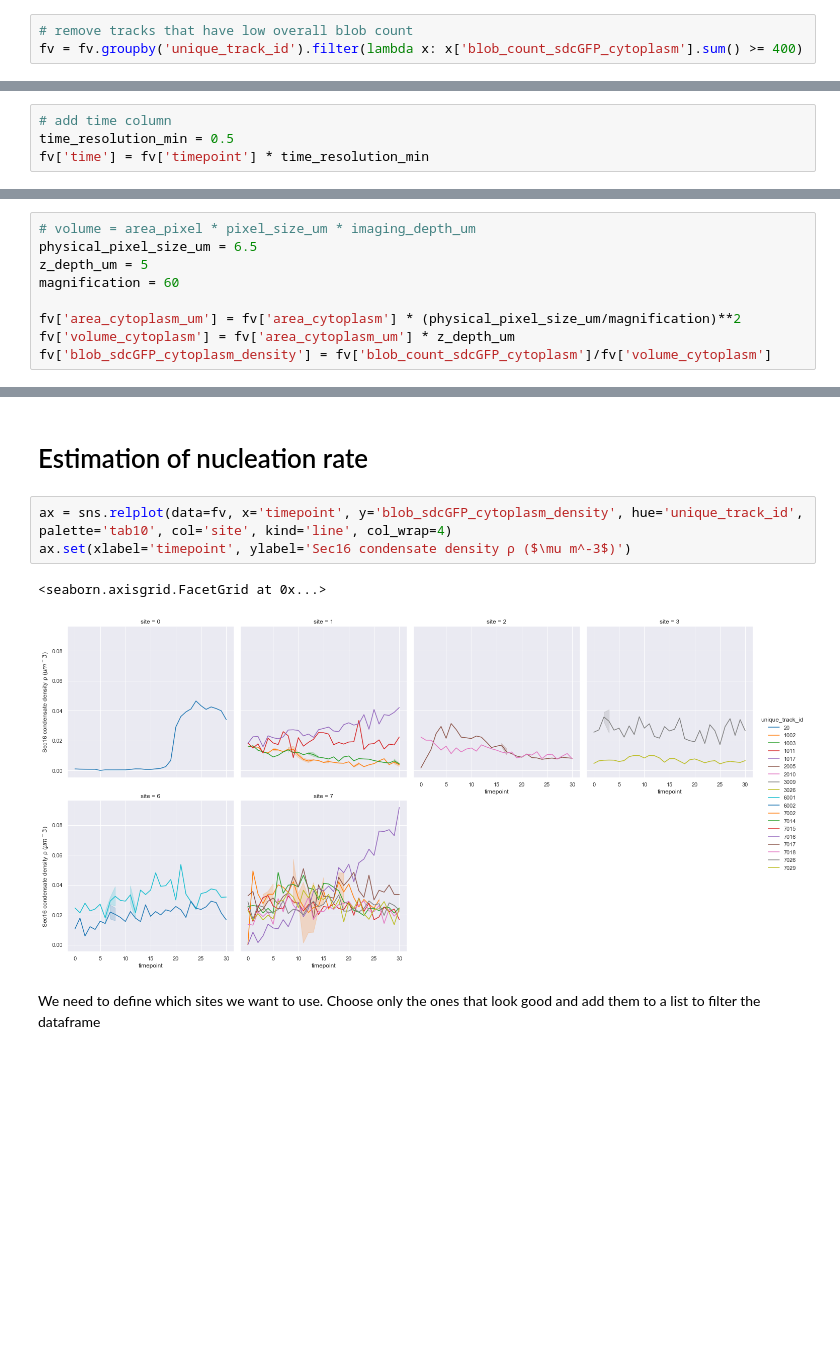
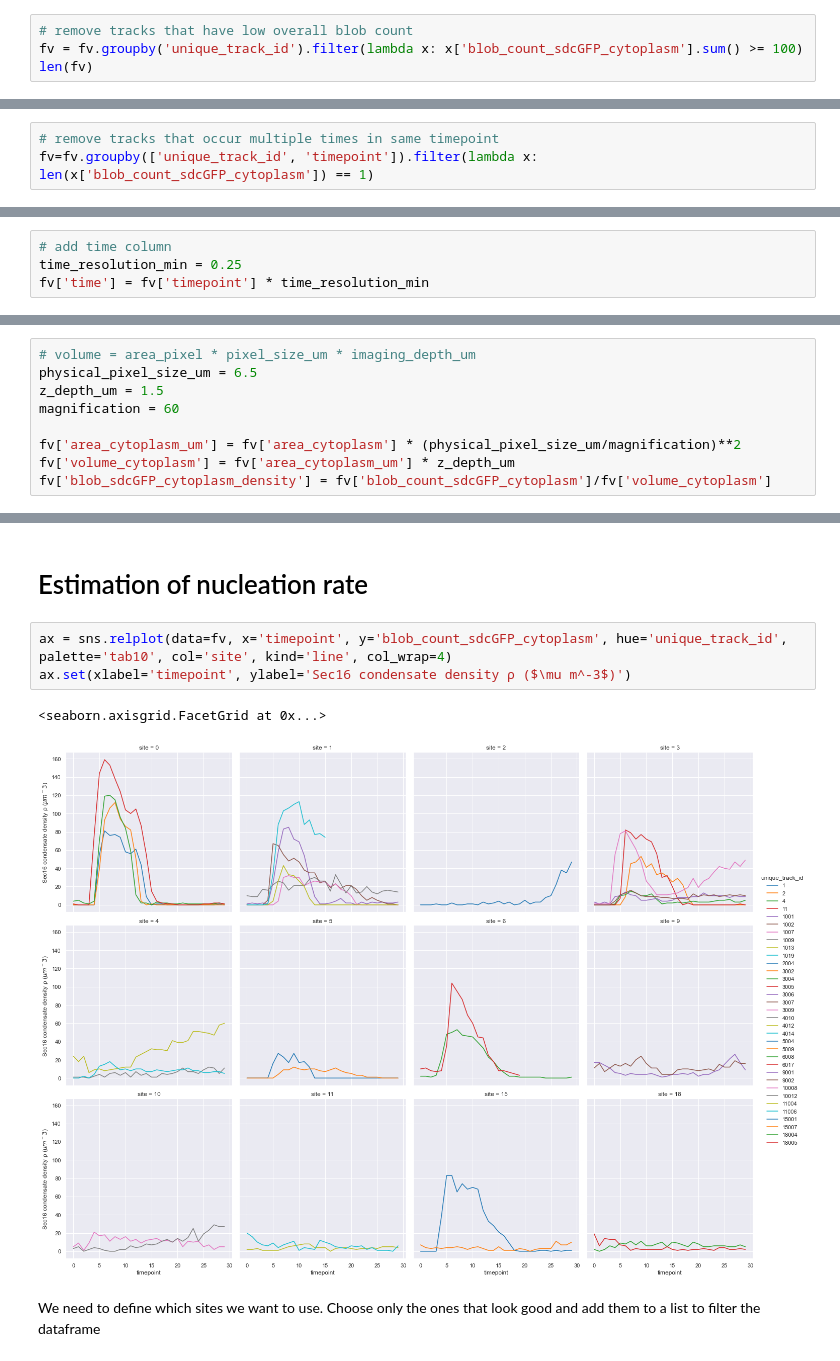
Before and after one commit to adrtsc/bio325_2021_analysis, a Jupyter notebook: notebooks/plotting_Sec16.ipynb, the cells around one changed output, grey strips where cells are left out. Drawn from its saved outputs; the diff is of its cells as text; blank space fills up the shorter version.

Commit message:
update plotting notebooks

```diff
--- a/notebooks/plotting_Sec16.ipynb
+++ b/notebooks/plotting_Sec16.ipynb
@@ -64,3 +64,4 @@ fv = fv.loc[fv['unique_track_id'].isin(positive_tracks)]
 # %%
 # remove tracks that have low overall blob count
-fv = fv.groupby('unique_track_id').filter(lambda x: x['blob_count_sdcGFP_cytoplasm'].sum() >= 400)
+fv = fv.groupby('unique_track_id').filter(lambda x: x['blob_count_sdcGFP_cytoplasm'].sum() >= 100)
+len(fv)
@@ -67,3 +70,6 @@ fv = fv.groupby('unique_track_id').filter(lambda x: x['blob_count_sdcGFP_cytopla
+# %%
+# remove tracks that occur multiple times in same timepoint
+fv=fv.groupby(['unique_track_id', 'timepoint']).filter(lambda x: len(x['blob_count_sdcGFP_cytoplasm']) == 1)
 # %%
 # how many tracks are left?
 len(np.unique(fv['unique_track_id']))
@@ -72,6 +78,6 @@ len(np.unique(fv['unique_track_id']))
 # %%
 # add time column
-time_resolution_min = 0.5
+time_resolution_min = 0.25
 fv['time'] = fv['timepoint'] * time_resolution_min
 # %% [markdown]
 # Example plots
@@ -92,7 +98,7 @@ ax.set(xlabel='time (min)', ylabel='area nuclei')
 # %%
 # volume = area_pixel * pixel_size_um * imaging_depth_um
 physical_pixel_size_um = 6.5
-z_depth_um = 5
+z_depth_um = 1.5
 magnification = 60
 
 fv['area_cytoplasm_um'] = fv['area_cytoplasm'] * (physical_pixel_size_um/magnification)**2
@@ -122,11 +128,11 @@ plt.show()
 # %% [markdown]
 # Estimation of nucleation rate
 # %%
-ax = sns.relplot(data=fv, x='timepoint', y='blob_sdcGFP_cytoplasm_density', hue='unique_track_id', palette='tab10', col='site', kind='line', col_wrap=4)
+ax = sns.relplot(data=fv, x='timepoint', y='blob_count_sdcGFP_cytoplasm', hue='unique_track_id', palette='tab10', col='site', kind='line', col_wrap=4)
 ax.set(xlabel='timepoint', ylabel='Sec16 condensate density ρ ($\mu m^-3$)')
 # %% [output]
 <seaborn.axisgrid.FacetGrid at 0x...>
-[figure, old version]
+[figure, new version]
 # %% [markdown]
 We need to define which sites we want to use. Choose only the ones that look good and add them to a list to filter the dataframe
 # %%
```
Also changed, not shown: parts of 24 cells of this notebook, 2 other files.
